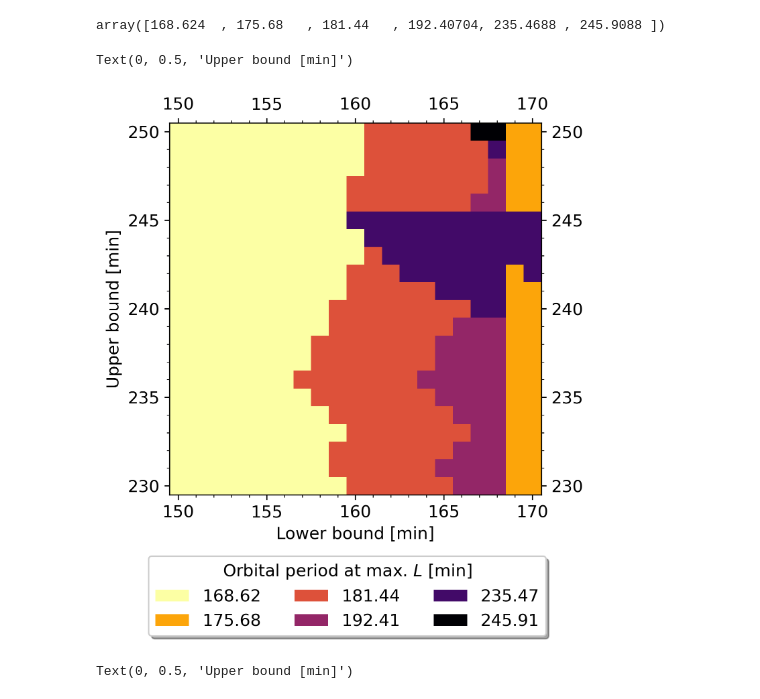
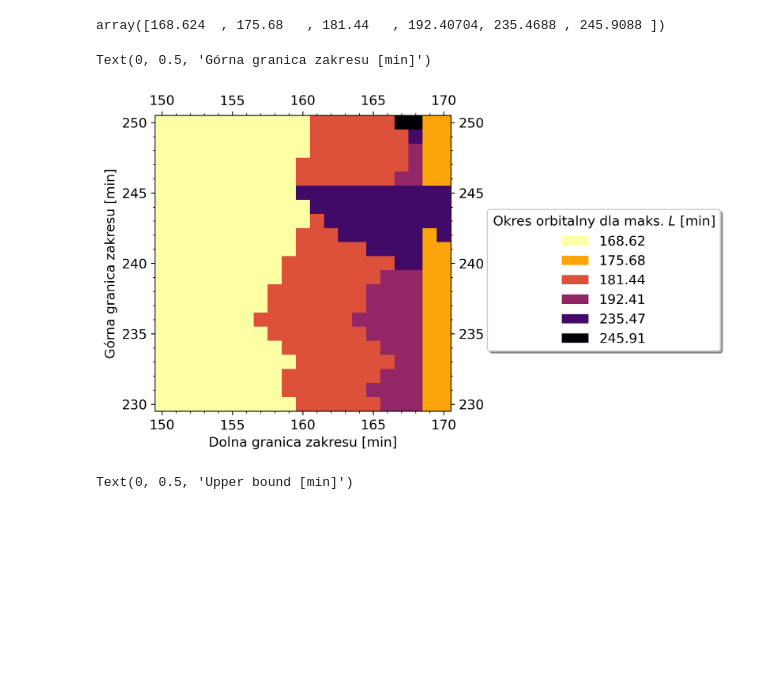
Before and after one commit to wknop/licencjat, a Jupyter notebook: test.ipynb, the cells around one changed output. Saved outputs shown, nothing was run; the diff lists cells and outputs as text; code cells hidden in the pictures; blank space fills up the shorter version.

```diff
--- a/test.ipynb
+++ b/test.ipynb
@@ -86,38 +86,38 @@ array([168.624  , 175.68   , 181.44   , 192.40704, 235.4688 , 245.9088 ])
 # %%
 
 from matplotlib.ticker import (MultipleLocator, AutoMinorLocator)
 from matplotlib.patches import Patch
 color_map = {168.62: np.array([252, 255, 164]),
              175.68: np.array([252, 165, 10]),
              181.44: np.array([221, 81, 58]),
              192.41: np.array([147, 38, 103]),
              235.47: np.array([66, 10, 104]),
              245.91: np.array([0, 0, 4]),
              }
 
 
 data = np.round(vals.reshape(21,21), 2)
 
 data_3d = np.ndarray(shape=(data.shape[0], data.shape[1], 3), dtype=int)
 for i in range(0, data.shape[0]):
     for j in range(0, data.shape[1]):
         data_3d[i][j] = color_map[data[i][j]]
 
 fig, ax = plt.subplots(1, 1, dpi=300)
 im = ax.imshow(data_3d, origin='lower')
 
 legend_elements = [Patch(facecolor=color_map[key]/255.0, label=f'{key:.2f}') for key in color_map]
-ax.legend(handles=legend_elements, bbox_to_anchor=(0.5, -0.2), loc="lower center",bbox_transform=fig.transFigure, ncol=3, fancybox=True, shadow=True, fontsize=12, title="Orbital period at max. $L$ [min]", title_fontsize=12)
+ax.legend(handles=legend_elements, bbox_to_anchor=(1.1, 0.25), loc="lower center",bbox_transform=fig.transFigure, ncol=1, fancybox=True, shadow=True, fontsize=12, title="Okres orbitalny dla maks. $L$ [min]", title_fontsize=12)
 ax.set_xticks(np.arange(0, 21, 5), labels=np.arange(150, 171, 5))
 ax.set_yticks(np.arange(0, 21, 5), labels=np.arange(230, 251, 5))
 ax.xaxis.set_minor_locator(MultipleLocator())
 ax.yaxis.set_minor_locator(AutoMinorLocator())
 ax.tick_params(labelsize=12, labelbottom=True, labelleft=True, labelright=True, labeltop=True, top=True, bottom=True, left=True, right=True, which='both')
-ax.set_xlabel('Lower bound [min]', fontsize=12)
-ax.set_ylabel('Upper bound [min]', fontsize=12)
+ax.set_xlabel('Dolna granica zakresu [min]', fontsize=12)
+ax.set_ylabel('Górna granica zakresu [min]', fontsize=12)
 # %% [output]
-Text(0, 0.5, 'Upper bound [min]')
+Text(0, 0.5, 'Górna granica zakresu [min]')
-[figure, old version]
+[figure, new version]
 # %%
 lower_bounds = np.arange(150, 171, 1)
 upper_bounds = np.arange(230, 251, 1)
```
Also changed, not shown: parts of 2 cells of this notebook, 1 other file.
